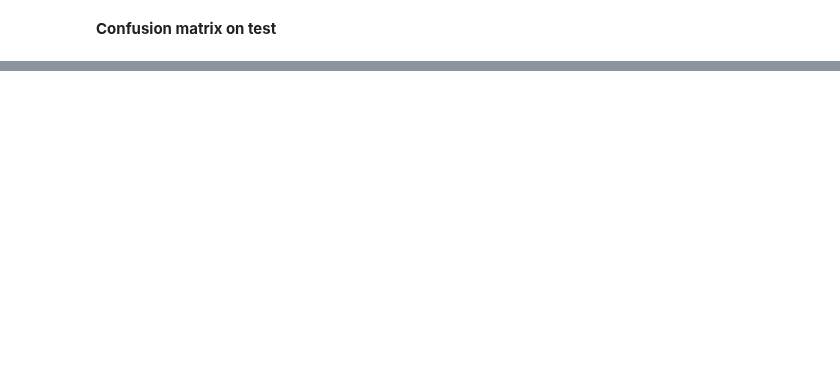
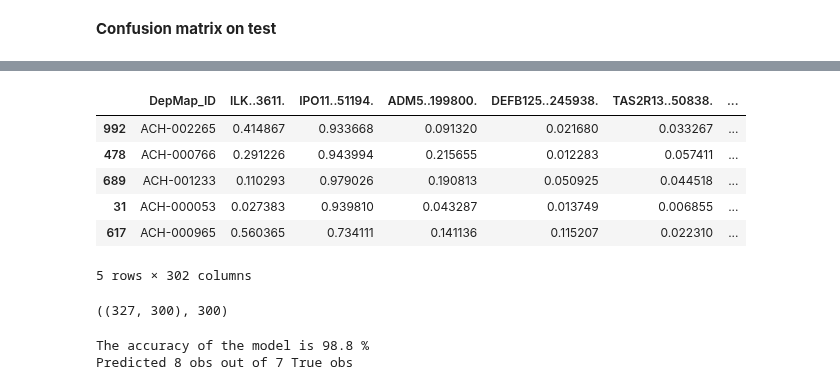
Before and after one commit to chiaraboetti/SML-project, a Jupyter notebook: model/blood/NN_blood.ipynb, the cells around one changed output, grey strips where cells are left out. Drawn from its saved outputs; the diff is of its cells as text; code cells hidden in the pictures; blank space fills up the shorter version.

```diff
--- a/model/blood/NN_blood.ipynb
+++ b/model/blood/NN_blood.ipynb
@@ -215,0 +272,13 @@ plot_confusion_matrix(conf_matr, classes = ["Blood", "Non Blood"],
+# %%
+# We take the first 300 variables
+col = ['DepMap_ID'] + sel_gene + ['label']
+
+second_split[col].head()
+# %% [output]
+|  | DepMap_ID | ILK..3611. | IPO11..51194. | ADM5..199800. | DEFB125..245938. | TAS2R13..50838. | ... |
+| 992 | ACH-002265 | 0.414867 | 0.933668 | 0.091320 | 0.021680 | 0.033267 | ... |
+| 478 | ACH-000766 | 0.291226 | 0.943994 | 0.215655 | 0.012283 | 0.057411 | ... |
+| 689 | ACH-001233 | 0.110293 | 0.979026 | 0.190813 | 0.050925 | 0.044518 | ... |
+| 31 | ACH-000053 | 0.027383 | 0.939810 | 0.043287 | 0.013749 | 0.006855 | ... |
+| 617 | ACH-000965 | 0.560365 | 0.734111 | 0.141136 | 0.115207 | 0.022310 | ... |
+5 rows × 302 columns
@@ -215,0 +293,4 @@ plot_confusion_matrix(conf_matr, classes = ["Blood", "Non Blood"],
+# %%
+X_train_bis.shape, n_gene
+# %% [output]
+((327, 300), 300)
@@ -215,0 +327,7 @@ plot_confusion_matrix(conf_matr, classes = ["Blood", "Non Blood"],
+# %%
+print(f'The accuracy of the model is {round(accuracy_score(y_test_bis, ensemble_pred_bis), 3)*100} %')
+
+print(f'Predicted {ensemble_pred_bis.sum()} obs out of {y_test_bis.sum()} True obs')
+# %% [output]
+The accuracy of the model is 98.8 %
+Predicted 8 obs out of 7 True obs
```
Also changed, not shown: parts of 38 cells of this notebook.
